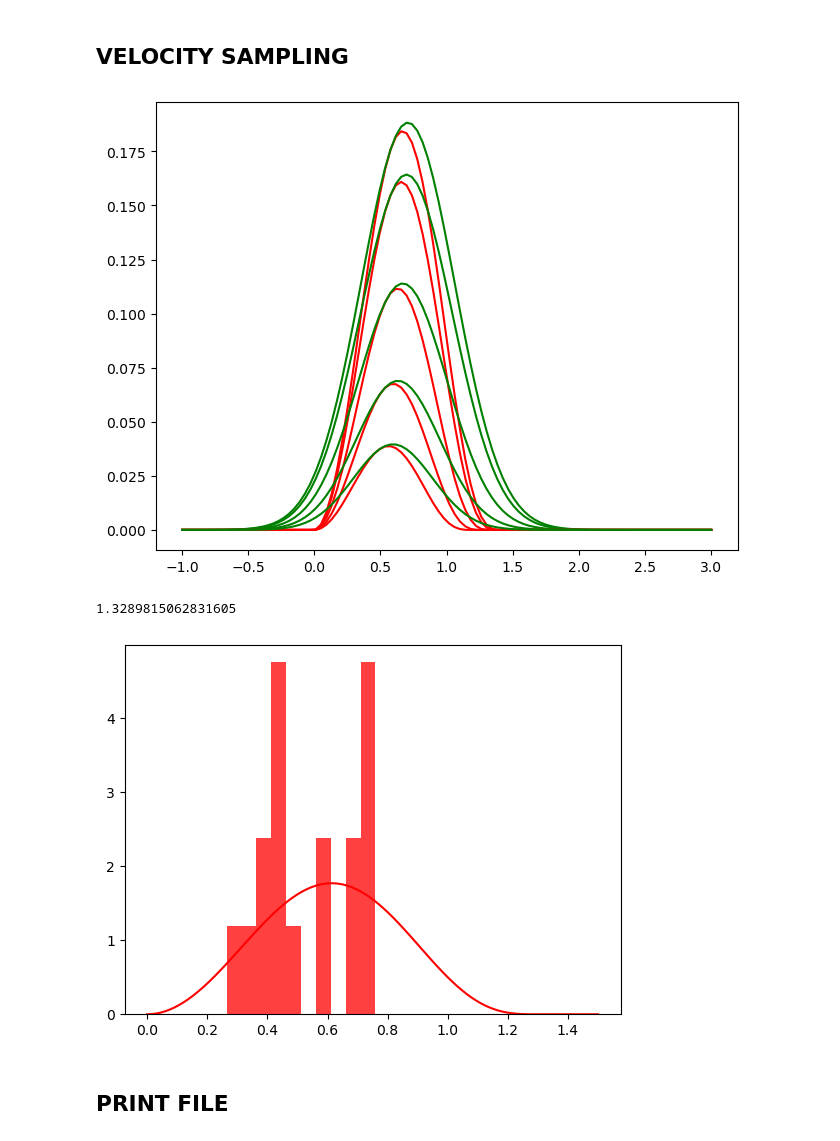
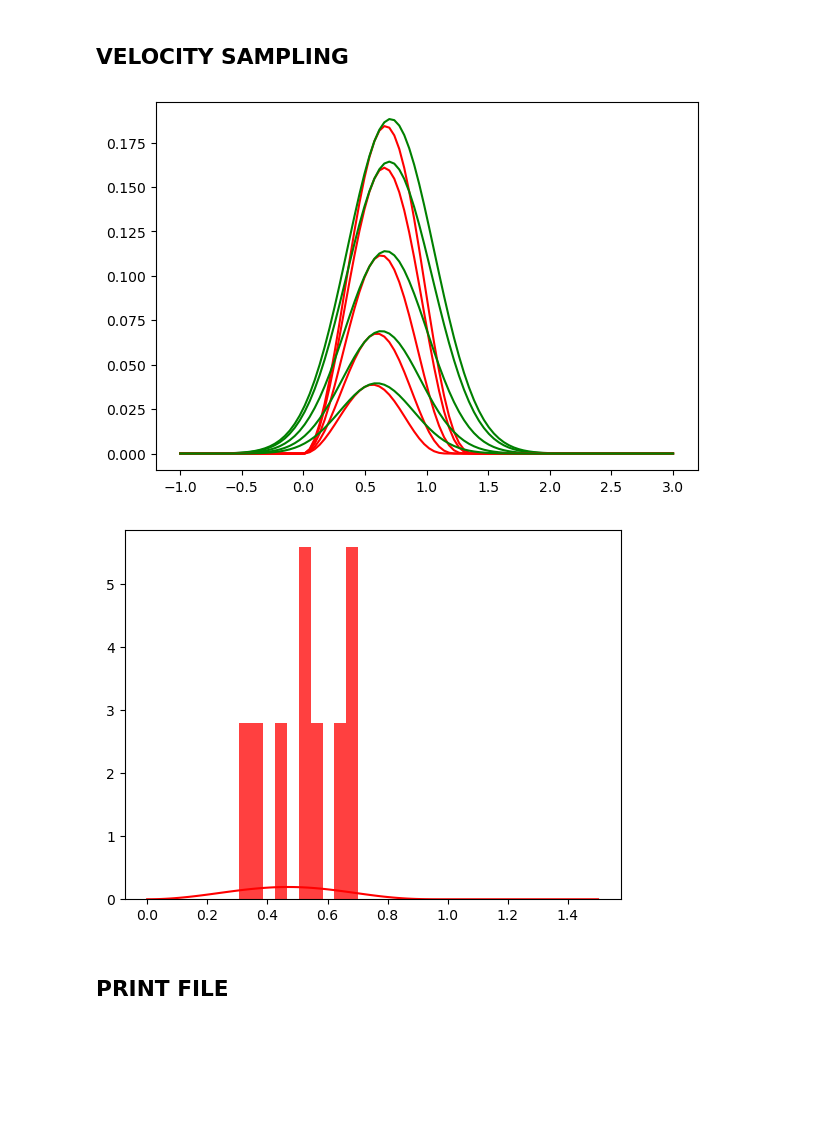
Before and after one commit to RoccoGiugni/DoSS-24-25, a Jupyter notebook: PS04/PS04.ipynb, the cells around one changed output. Cells and saved outputs as stored; diff of their text form; code cells hidden in the pictures; blank space fills up the shorter version.

```diff
--- a/PS04/PS04.ipynb
+++ b/PS04/PS04.ipynb
@@ -31,13 +31,16 @@ T0 = np.sqrt(R0**3/(G*M0))
 # %% [output]
 G = 0.0014188880292748936 c = 25.855321949116
 # %%
+# SETTING SOME CONSTANTS AND SAMPLING THE DIRECTIONS
+
 N = 1000
 
-M = 1
-R = 1
-U = G * M / R
+# System properties (defining normalization factors)
+M = 1 # total mass
+a = 1 # scale radius
+U = G * M / a # normalization of the potential
 
-# Masses
+# Masses - considering N p.cles of equal mass
 m = M / N * np.ones(N)
 
 # Angular positions
@@ -62,9 +65,9 @@ def radius(M):
 # %%
 rho = radius(uniform.rvs(size=N))
 
-x = R * rho * np.sin(the) * np.cos(phi)
-y = R * rho * np.sin(the) * np.sin(phi)
-z = R * rho * np.cos(the)
+x = a * rho * np.sin(the) * np.cos(phi)
+y = a * rho * np.sin(the) * np.sin(phi)
+z = a * rho * np.cos(the)
 # %% [markdown]
 ## VELOCITY SAMPLING
 # %%
@@ -78,17 +82,17 @@ def f(r, v):
     out[mask] = v[mask]**2 * E[mask]**(7/2)
     return out
 # %%
-fig, ax = plt.subplots(1, 1, layout='constrained')
+fig, ax = plt.subplots(1, 1, figsize=(6, 4), layout='constrained')
 
 r = np.linspace(0, 1, 5)
 
 for i in r:
     v_max = np.sqrt(2 * psi(i))
     x = np.linspace(-1, 3, 100)
 
     gaus = norm(v_max / 2, v_max / 4)
     k = np.max(f(i, x) / gaus.pdf(x))
     ax.plot(x, f(i, x), color='r')
     ax.plot(x, k * gaus.pdf(x), color='g')
 # %% [output]
-[figure, old version]
+[figure, new version]
@@ -115,4 +98,0 @@ vs[mask] = -1
-# %%
-vel = vs
-# %% [output]
-1.3289815062831605
@@ -119,5 +127,5 @@ vel = vs
 # %%
-x = np.linspace(0, 1.5, 100)
+#x = np.linspace(0, 1.5, 100)
 color = ['r', 'g', 'b', 'yellow', 'orange']
 
 for i in range(1):
@@ -125,6 +133,6 @@ for i in range(1):
     bins, edge, patch = plt.hist(vs[i][mask], density=True, alpha=.75, color=color[i])
     plt.plot(x, f(rho[i], x) * bins.sum(), color=color[i])
 # %% [output]
-[figure, old version]
+[figure, new version]
 # %% [markdown]
 ## PRINT FILE
```
Also changed, not shown: parts of 12 cells of this notebook, 1 other file.
